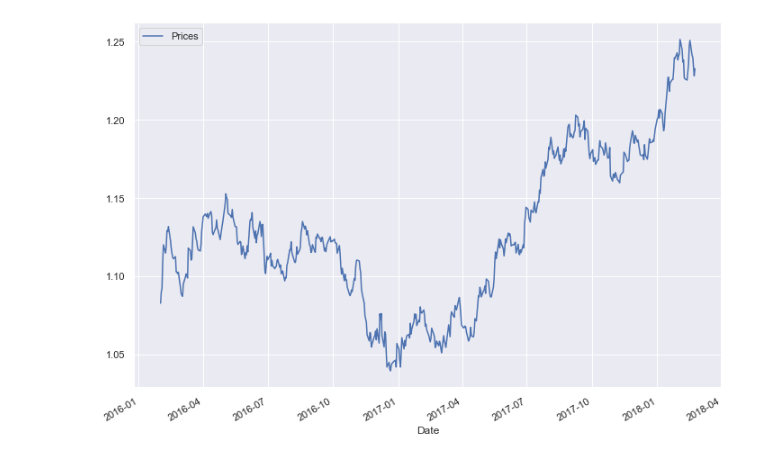
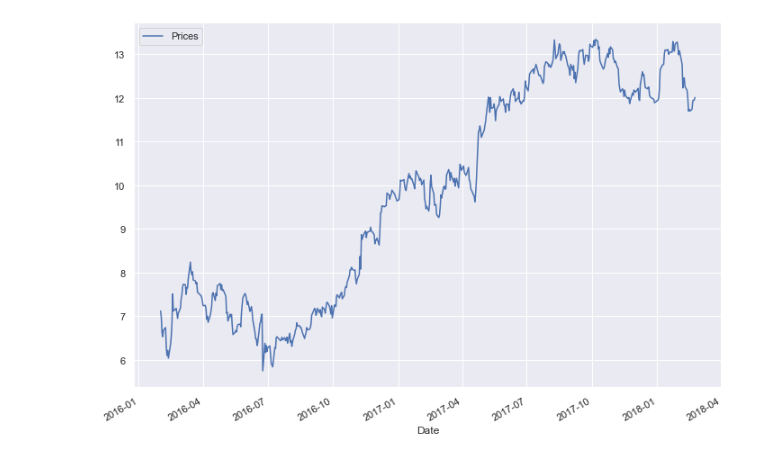
Before and after one commit to igaekus/projet-python-1A, a Jupyter notebook: data_viz.ipynb, the cells around one changed output. Saved outputs shown, nothing was run; the diff lists cells and outputs as text; code cells hidden in the pictures.

```diff
--- a/data_viz.ipynb
+++ b/data_viz.ipynb
@@ -62,6 +62,11 @@ class stock():
         TA.ROC(self.stock_df)[start:end].plot()
         plt.show()
 
+    def BASP_show(self,start,end):
+        #Rate of Change
+        TA.BASP(self.stock_df)[start:end].plot()
+        plt.show()
+
     def MOM_show(self,start,end):
         #Rate of Change
         TA.ROC(self.stock_df)[start:end]
@@ -92,5 +97,8 @@ class stock():
 
     def price(self, var="open"):
         return(self.stock_df[var])
+
+    def BASP(self):
+        return TA.BASP(self.stock_df)
 # %%
 cac40 = stock(name="^FCHI")
@@ -100,6 +108,6 @@ cac40.cours_show()
 # %%
 #Création du dataset pour créer le model :
-stock_ds = stock(name="EURUSD=X")
+stock_ds = stock(name="ACA.PA")
 
 #Résultats plutôt bons pour le crédit Agricole : ACA.PA, pour APPLE : AAPL, étranges pour MSFT, moyens pour AMZN
 
@@ -109,34 +117,34 @@ stock_ds = stock(name="EURUSD=X")
 Relative Strenght Indicator,
 Momentum of Market,
 Bollinger Bands width,
 Rate of Change,
 Prices (not of the forcasted period of course)"""
 
 X = pd.DataFrame({"RSI" : stock_ds.RSI(),
                   "MOM" : stock_ds.MOM(),
                   "Bollinger Width" : stock_ds.Bollinger_width(),
                   "ROC" : stock_ds.ROC(),
                  "Prices" : stock_ds.price()})
 
 y = pd.DataFrame({"Prices" : stock_ds.price()})
 
 X,y = X.dropna(), y.dropna()
 
 """"The segmentation of the train/test datasets are arbitrary.
 The forecasting period is expected to be Month+1
 We expect to encounter some size issues as markets are not open 365/365 days
 and the closing days are not excatly the same every year"""
 
 X_train = X["2014-01":"2016-01"]
 y_train = y["2016-02":"2018-02-25"]
 
 X_test = X["2019-01-03":"2019-08"]
 y_test = y["2019-02":"2019-09"]
 
 y_train.plot()
 plt.show()
 # %% [output]
-[figure, old version]
+[figure, new version]
 # %%
 
 
```
Also changed, not shown: parts of 2 cells of this notebook.
